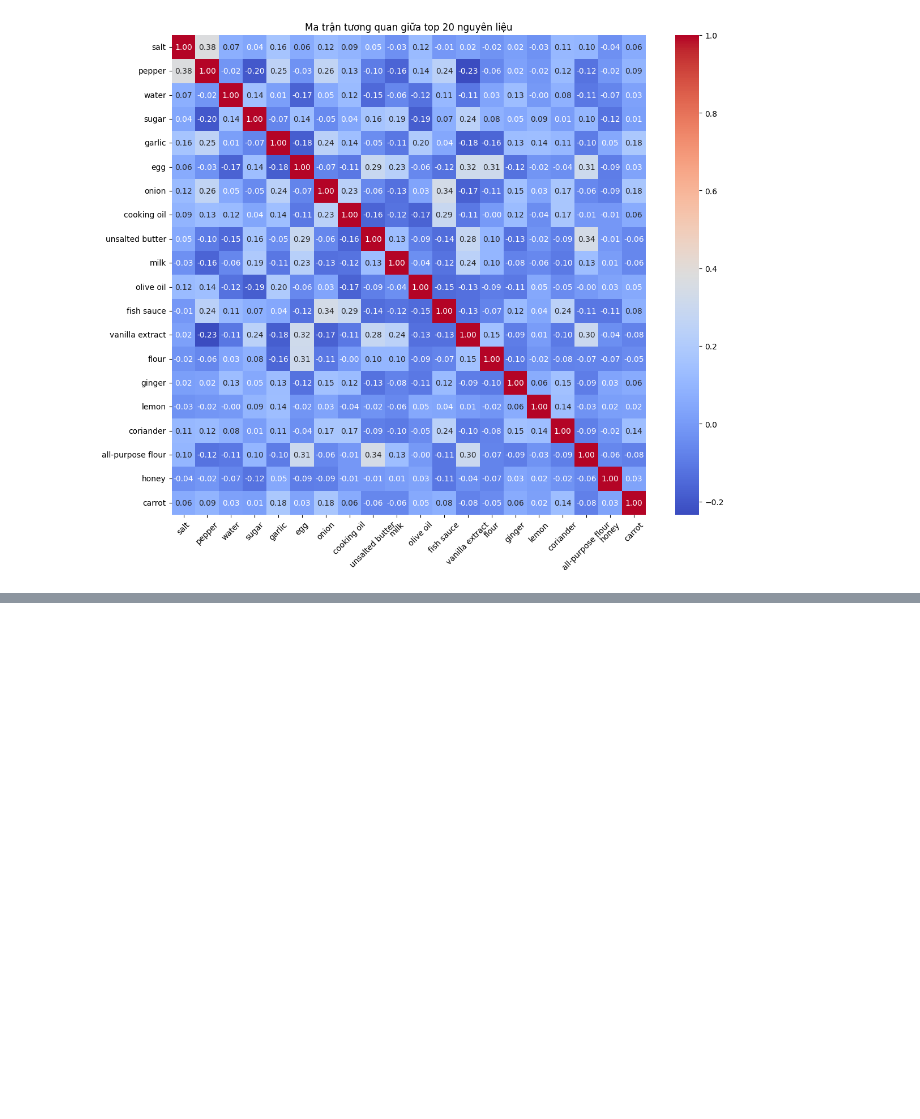
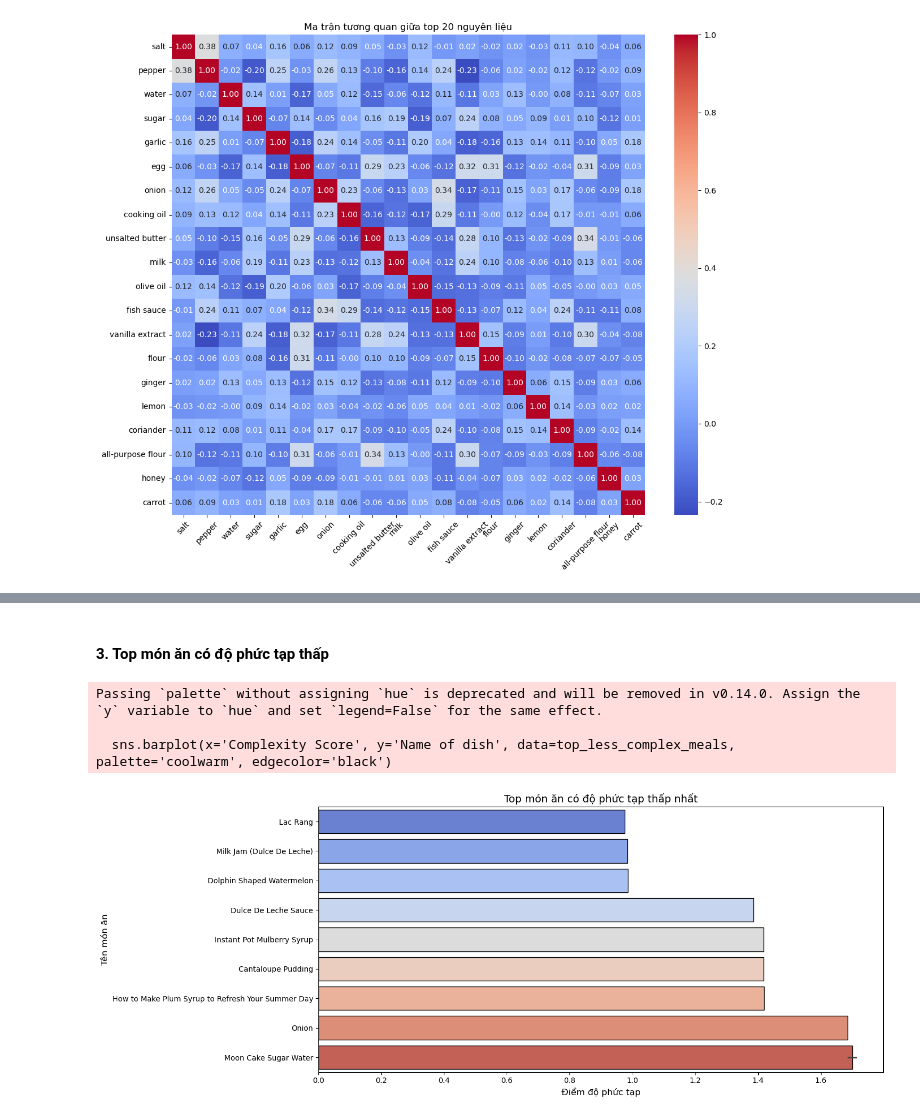
Before and after one commit to richardnguyen0715/IngredientsAnalysisAndRecommendationSystem, a Jupyter notebook: Source/Data Exploration/DataExploration.ipynb, the cells around one changed output, grey strips where cells are left out. Saved outputs shown, nothing was run; the diff lists cells and outputs as text; code cells hidden in the pictures; blank space fills up the shorter version.

```diff
--- a/Source/Data Exploration/DataExploration.ipynb
+++ b/Source/Data Exploration/DataExploration.ipynb
@@ -285,0 +385,19 @@ plt.show()
+# %% [markdown]
+#### **3. Top món ăn có độ phức tạp thấp**
+# %%
+# top món ăn có độ phức tạp thấp nhất
+top_less_complex_meals = temp_df.sort_values('Complexity Score', ascending=True).head(10)[['Name of dish', 'Complexity Score']]
+
+# vẽ biểu đồ cột cho top món ăn có độ phức tạp thấp nhất
+plt.figure(figsize=(15, 6))
+sns.barplot(x='Complexity Score', y='Name of dish', data=top_less_complex_meals, palette='coolwarm', edgecolor='black')
+plt.title('Top món ăn có độ phức tạp thấp nhất', fontsize=14)
+plt.xlabel('Điểm độ phức tạp', fontsize=12)
+plt.ylabel('Tên món ăn', fontsize=12)
+plt.tight_layout()
+plt.show()
+# %% [output]
+Passing `palette` without assigning `hue` is deprecated and will be removed in v0.14.0. Assign the `y` variable to `hue` and set `legend=False` for the same effect.
+
+  sns.barplot(x='Complexity Score', y='Name of dish', data=top_less_complex_meals, palette='coolwarm', edgecolor='black')
+[figure, added]
```
Also changed, not shown: parts of 15 cells of this notebook.
